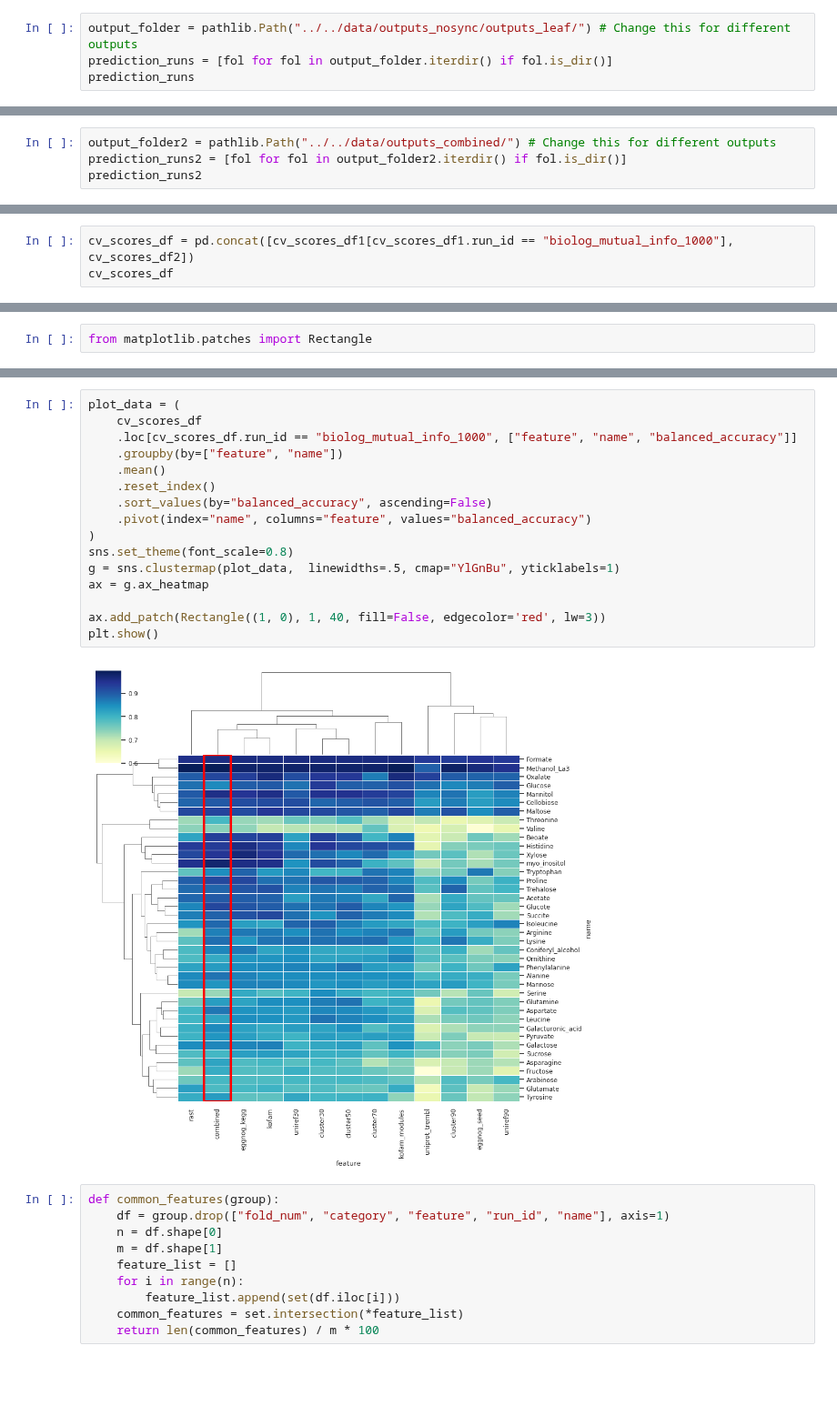
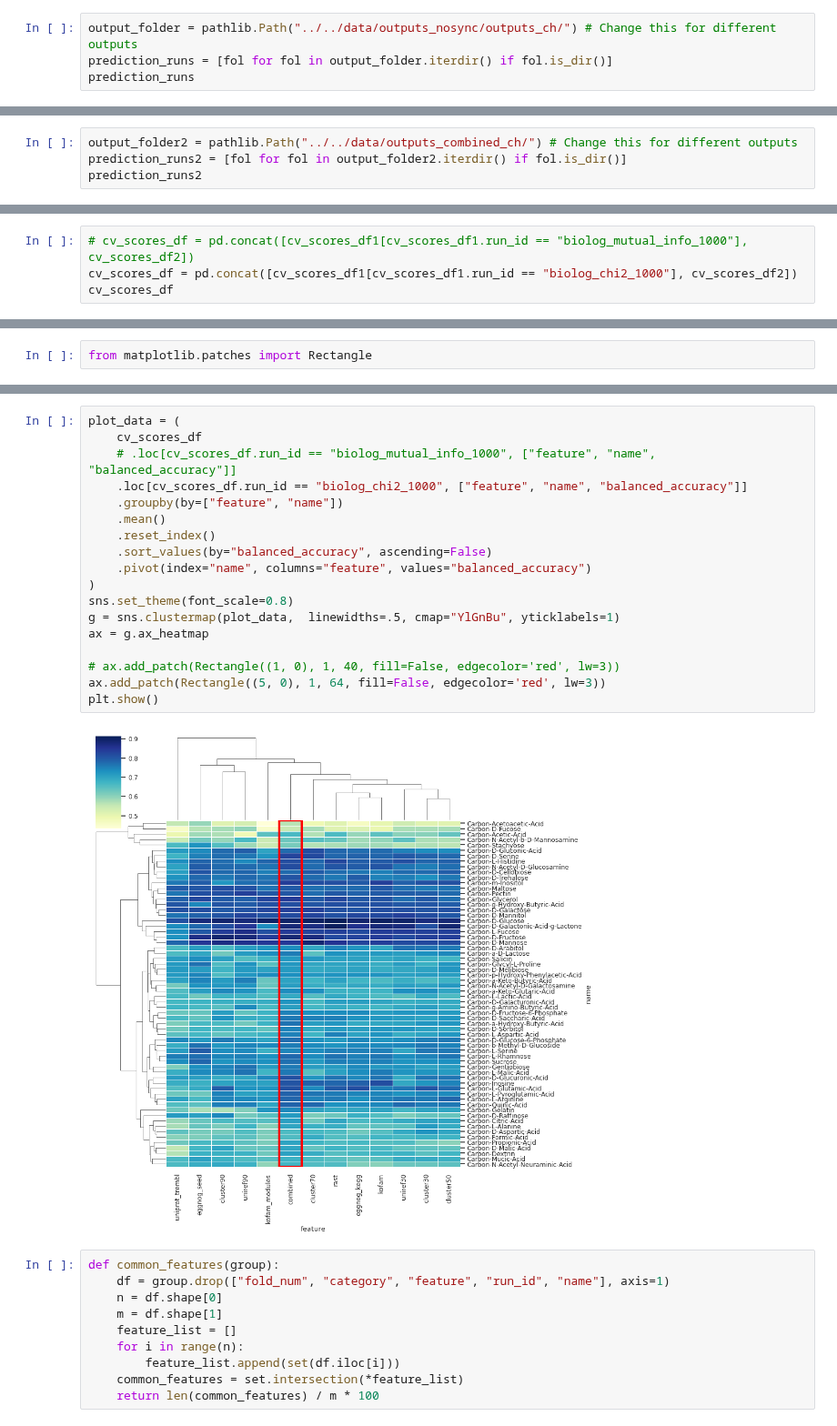
Before and after one commit to kbasecollaborations/trait-prediction, a Jupyter notebook: notebooks/biolog/combined_features_comp.ipynb, the cells around one changed output, grey strips where cells are left out. Shown at 91% size. Drawn from its saved outputs; the diff is of its cells as text; blank space fills up the shorter version.

Commit message:
Add: CH combined feats & test on PMI data

```diff
--- a/notebooks/biolog/combined_features_comp.ipynb
+++ b/notebooks/biolog/combined_features_comp.ipynb
@@ -3,7 +3,7 @@ import pathlib
 
 import pandas as pd
 # %%
-output_folder = pathlib.Path("../../data/outputs_nosync/outputs_leaf/") # Change this for different outputs
+output_folder = pathlib.Path("../../data/outputs_nosync/outputs_ch/") # Change this for different outputs
 prediction_runs = [fol for fol in output_folder.iterdir() if fol.is_dir()]
 prediction_runs
 # %% [output]
@@ -16,5 +16,5 @@ prediction_runs
 # %%
-output_folder2 = pathlib.Path("../../data/outputs_combined/") # Change this for different outputs
+output_folder2 = pathlib.Path("../../data/outputs_combined_ch/") # Change this for different outputs
 prediction_runs2 = [fol for fol in output_folder2.iterdir() if fol.is_dir()]
 prediction_runs2
 # %% [output]
@@ -67,5 +67,6 @@ cv_scores_df2
 # %%
-cv_scores_df = pd.concat([cv_scores_df1[cv_scores_df1.run_id == "biolog_mutual_info_1000"], cv_scores_df2])
+# cv_scores_df = pd.concat([cv_scores_df1[cv_scores_df1.run_id == "biolog_mutual_info_1000"], cv_scores_df2])
+cv_scores_df = pd.concat([cv_scores_df1[cv_scores_df1.run_id == "biolog_chi2_1000"], cv_scores_df2])
 cv_scores_df
 # %% [output]
 |  | accuracy | balanced_accuracy | precision | recall | f1 | roc_auc | matthews_corrcoef | name | ... |
@@ -111,21 +116,23 @@ from matplotlib.patches import Rectangle
 # %%
 plot_data = (
     cv_scores_df
-    .loc[cv_scores_df.run_id == "biolog_mutual_info_1000", ["feature", "name", "balanced_accuracy"]]
+    # .loc[cv_scores_df.run_id == "biolog_mutual_info_1000", ["feature", "name", "balanced_accuracy"]]
+    .loc[cv_scores_df.run_id == "biolog_chi2_1000", ["feature", "name", "balanced_accuracy"]]
     .groupby(by=["feature", "name"])
     .mean()
     .reset_index()
     .sort_values(by="balanced_accuracy", ascending=False)
     .pivot(index="name", columns="feature", values="balanced_accuracy")
 )
 sns.set_theme(font_scale=0.8)
 g = sns.clustermap(plot_data,  linewidths=.5, cmap="YlGnBu", yticklabels=1)
 ax = g.ax_heatmap
 
-ax.add_patch(Rectangle((1, 0), 1, 40, fill=False, edgecolor='red', lw=3))
+# ax.add_patch(Rectangle((1, 0), 1, 40, fill=False, edgecolor='red', lw=3))
+ax.add_patch(Rectangle((5, 0), 1, 64, fill=False, edgecolor='red', lw=3))
 plt.show()
 # %% [output]
-[figure, old version]
+[figure, new version]
 # %%
 def common_features(group):
     df = group.drop(["fold_num", "category", "feature", "run_id", "name"], axis=1)
```
Also changed, not shown: parts of 9 cells of this notebook, 4 other files.
